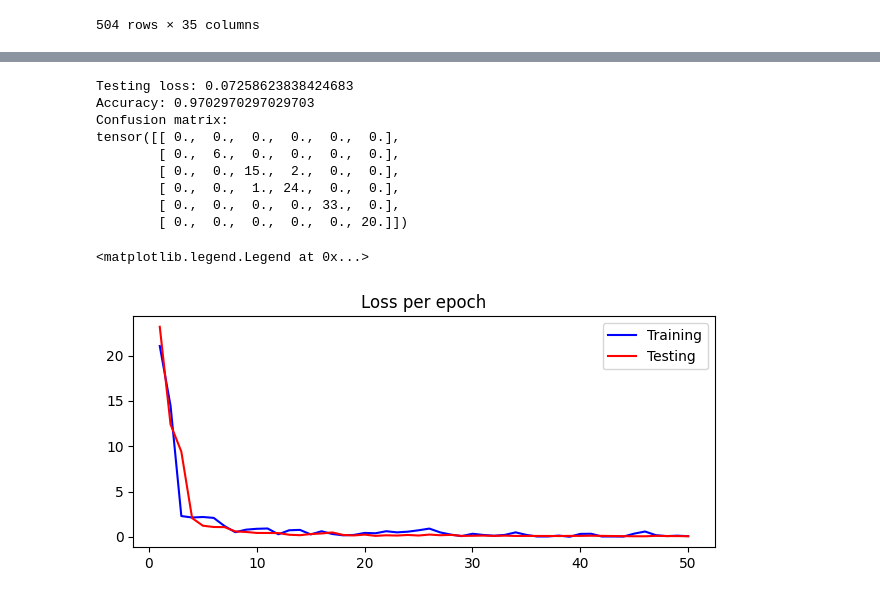
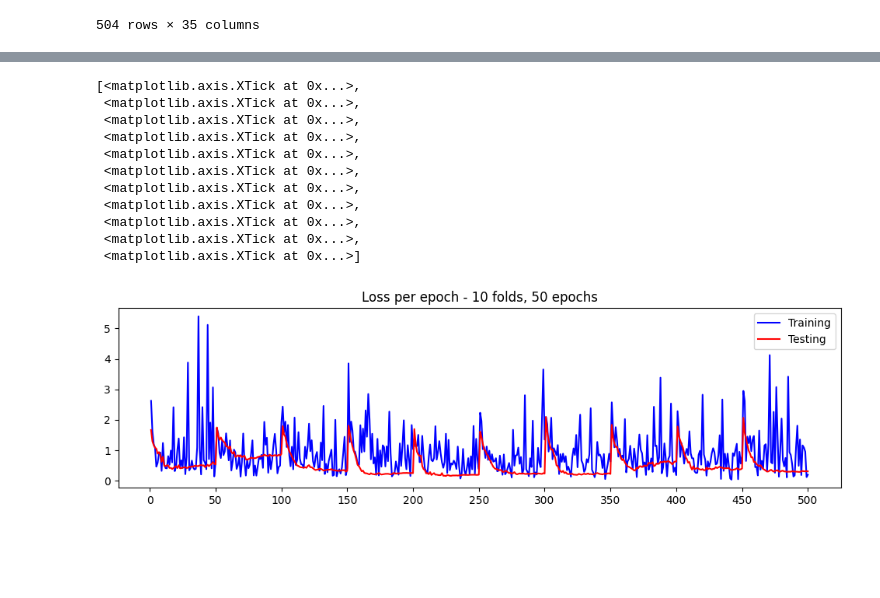
Before and after one commit to TheRidgeSpamss/CKD-ML, a Jupyter notebook: ckd_nn.ipynb, the cells around one changed output, grey strips where cells are left out. Cells and saved outputs as stored; diff of their text form; code cells hidden in the pictures; blank space fills up the shorter version.

Commit message:
More neural network changes
Change feature selection, attempt to curb overfitting, functionize model training/testing, add k-four cross validation and YAML hyperparameter file

```diff
--- a/ckd_nn.ipynb
+++ b/ckd_nn.ipynb
@@ -236,42 +336,43 @@ Epoch: 50, Training Loss: 0.07848750054836273, Testing Loss: 0.07258623838424683
 # %%
-#metrics
-ckd_model.eval()
+# #metrics
+# ckd_model.eval()
 
-with torch.inference_mode():
-    y_test_pred = ckd_model(ckd_dataset.x_test)
-    #y_test_pred = torch.softmax(y_test_pred, dim=1) - idk if this is necessary
-    last_testing_loss = loss_func(y_test_pred, ckd_dataset.y_test)
-    print(f"Testing loss: {last_testing_loss}")
-    y_test_pred = torch.argmax(y_test_pred, dim=1)
+# with torch.inference_mode():
+#     y_test_pred = ckd_model(ckd_dataset.x_test)
+#     #y_test_pred = torch.softmax(y_test_pred, dim=1) - idk if this is necessary
+#     last_testing_loss = loss_func(y_test_pred, ckd_dataset.y_test)
+#     print(f"Testing loss: {last_testing_loss}")
+#     y_test_pred = torch.argmax(y_test_pred, dim=1)
 
-    accuracy = accuracy_score(ckd_dataset.y_test, y_test_pred)
-    print(f"Accuracy: {accuracy}")
+#     accuracy = accuracy_score(ckd_dataset.y_test, y_test_pred)
+#     print(f"Accuracy: {accuracy}")
 
-    confusion_matrix = MulticlassConfusionMatrix(6)
-    confusion_matrix.update(y_test_pred, ckd_dataset.y_test)
-    print("Confusion matrix:")
-    print(confusion_matrix.compute())
-    #kfold cross validation
+#     confusion_matrix = MulticlassConfusionMatrix(6)
+#     confusion_matrix.update(y_test_pred, ckd_dataset.y_test)
+#     print("Confusion matrix:")
+#     print(confusion_matrix.compute())
+#     #kfold cross validation
-# %% [output]
-Testing loss: 0.07258623838424683
-Accuracy: 0.9702970297029703
-Confusion matrix:
-tensor([[ 0.,  0.,  0.,  0.,  0.,  0.],
-        [ 0.,  6.,  0.,  0.,  0.,  0.],
-        [ 0.,  0., 15.,  2.,  0.,  0.],
-        [ 0.,  0.,  1., 24.,  0.,  0.],
-        [ 0.,  0.,  0.,  0., 33.,  0.],
-        [ 0.,  0.,  0.,  0.,  0., 20.]])
 # %%
-loss_fig, loss_ax = plt.subplots(figsize=(7.5,3))
+loss_fig, loss_ax = plt.subplots(figsize=(12,3))
 plt.plot(range(1,len(training_loss_list)+1), training_loss_list, color="blue")
 plt.plot(range(1,len(testing_loss_list)+1), testing_loss_list, color="red")
 
-loss_ax.set_title("Loss per epoch")
+loss_ax.set_title(f"Loss per epoch - {fold_amount} folds, {epoch_count} epochs")
 loss_ax.legend(["Training", "Testing"])
+loss_ax.set_xticks(range(0, 501, 50))
 # %% [output]
-<matplotlib.legend.Legend at 0x...>
+[<matplotlib.axis.XTick at 0x...>,
+ <matplotlib.axis.XTick at 0x...>,
+ <matplotlib.axis.XTick at 0x...>,
+ <matplotlib.axis.XTick at 0x...>,
+ <matplotlib.axis.XTick at 0x...>,
+ <matplotlib.axis.XTick at 0x...>,
+ <matplotlib.axis.XTick at 0x...>,
+ <matplotlib.axis.XTick at 0x...>,
+ <matplotlib.axis.XTick at 0x...>,
+ <matplotlib.axis.XTick at 0x...>,
+ <matplotlib.axis.XTick at 0x...>]
-[figure, old version]
+[figure, new version]
 # %%
 last_training_loss_list = training_loss_list[-10:]
 last_testing_loss_list = testing_loss_list[-10:]
```
Also changed, not shown: parts of 7 cells of this notebook, 1 other file.
